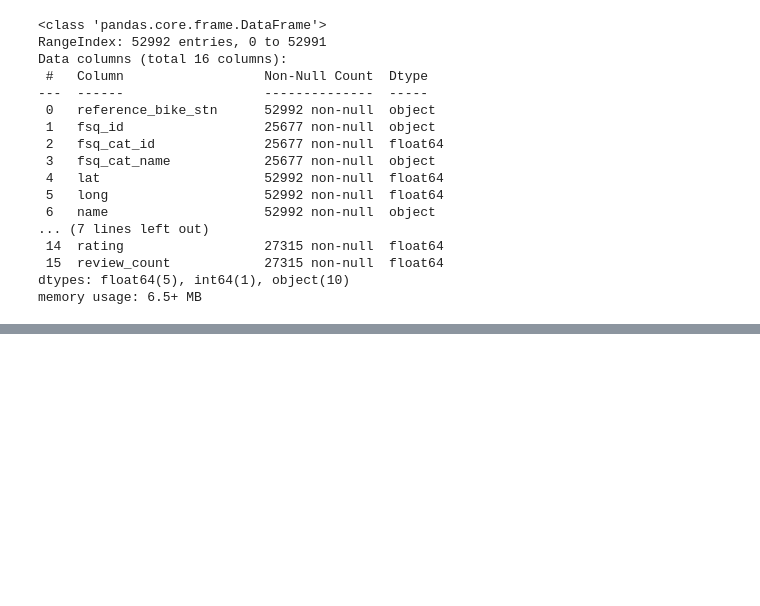
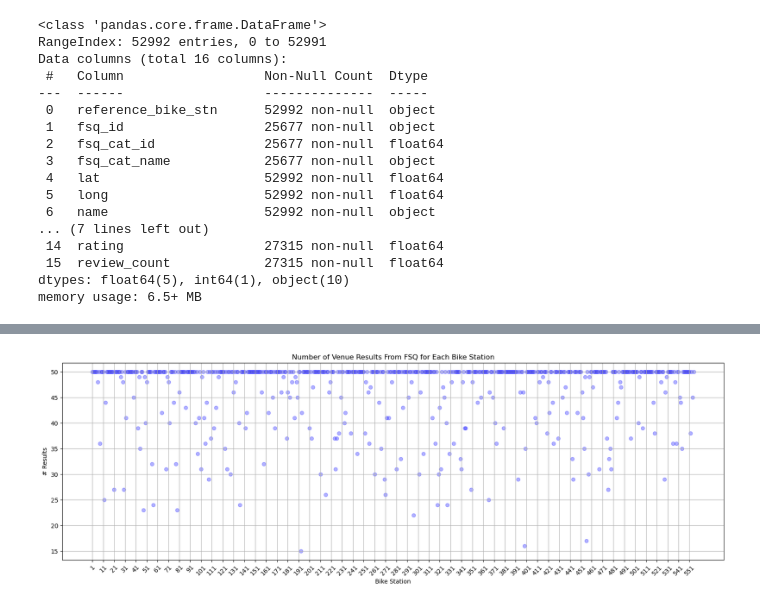
Before and after one commit to briggyx/biking_bayarea, a Jupyter notebook: docs/joining_data_and_EDA.ipynb, the cells around one changed output, grey strips where cells are left out. Cells and saved outputs as stored; diff of their text form; code cells hidden in the pictures; blank space fills up the shorter version.

```diff
--- a/docs/joining_data_and_EDA.ipynb
+++ b/docs/joining_data_and_EDA.ipynb
@@ -86,0 +163,13 @@ combined_df.head(5)
+# %%
+grouped_data_fsq = fsq_df.groupby('reference_bike_stn').size().reset_index(name='row_count')
+
+plt.figure(figsize=(20, 6))
+plt.scatter(range(1, 556), grouped_data_fsq['row_count'], color='blue', alpha=0.3)
+plt.title('Number of Venue Results From FSQ for Each Bike Station')
+plt.xlabel('Bike Station')
+plt.ylabel('# Results')
+plt.grid(True)
+plt.xticks(range(1, 556, 10), rotation=45)
+plt.show()
+# %% [output]
+[figure, added]
```
Also changed, not shown: parts of 12 cells of this notebook.
